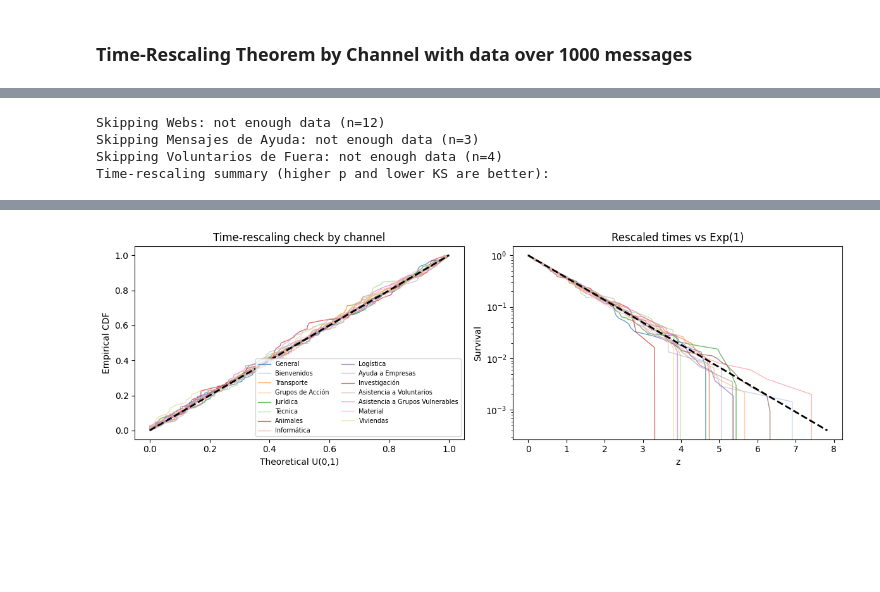
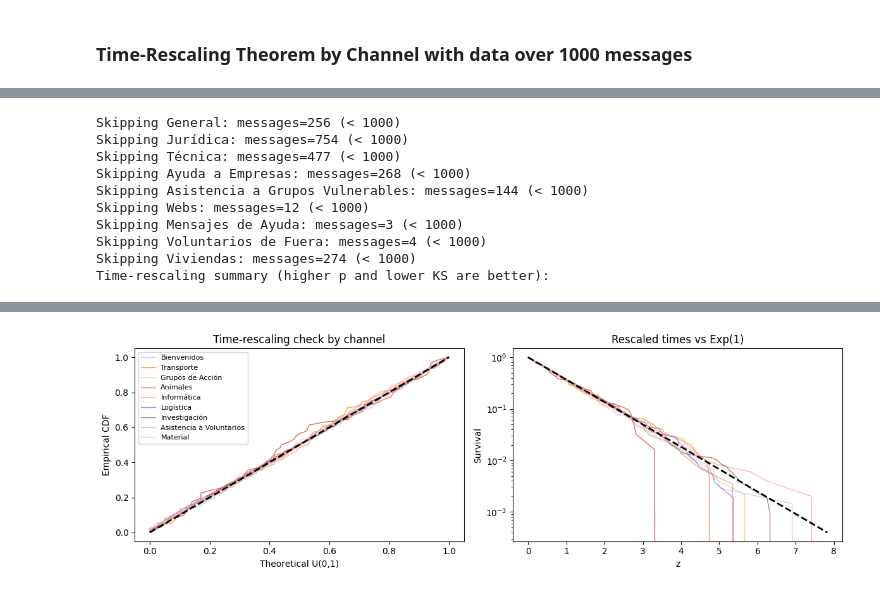
Before and after one commit to pablob2002/TFM, a Jupyter notebook: Temporal Distribution of messages/260226_temporal_dist_rescaling.ipynb, the cells around one changed output, grey strips where cells are left out. Saved outputs shown, nothing was run; the diff lists cells and outputs as text; code cells hidden in the pictures; blank space fills up the shorter version.

```diff
--- a/Temporal Distribution of messages/260226_temporal_dist_rescaling.ipynb
+++ b/Temporal Distribution of messages/260226_temporal_dist_rescaling.ipynb
@@ -781,18 +819,52 @@ Skipping Viviendas (not enough data points)
 # %%
 # Apply Time Rescaling Theorem to the waiting times of the different channels
 from scipy.stats import kstest
+
+# Minimum sample size for this section (based on true message counts)
+min_messages = 1000
+
+# Fallback if the previous cell was not executed in this kernel
+if 'channel_message_counts' not in globals():
+    channel_message_counts = df_2024['topic_name'].value_counts().to_dict()
+if 'channel_topic_names' not in globals():
+    channel_topic_names = {
+        'General': 'Discusión general',
+        'Bienvenidos': 'Bienvenid@s a la Red de Voluntari@s (leed primero)',
+        'Transporte': 'Transporte de personas a Comunidad Valenciana',
+        'Grupos de Acción': 'Grupos de Acción Voluntarios en Terreno',
+        'Jurídica': 'Asistencia Jurídica/Seguros',
+        'Técnica': 'Asistencia Técnica y Maquinaria (mecánica, fontanería, electricidad, agricola)',
+        'Animales': 'Asistencia animales compañia y otros',
+        'Informática': 'Asistencia Informática/Soporte EAT',
+        'Logística': 'Logística Interna Valencia(puntos de recepción)',
+        'Ayuda a Empresas': 'Ayuda de Empresas',
+        'Investigación': 'Investigación Ciudadana: Responsabilidades Políticas',
+        'Asistencia a Voluntarios': 'Asistencia a Voluntarios (Comida y Acogida))',
+        'Asistencia a Grupos Vulnerables': 'Asis. Grupos Vulnerables (Maternidad , Infancia, Mayores, etc)',
+        'Material': 'Material Video/Fotográfico',
+        'Webs': 'Webs Esenciales',
+        'Mensajes de Ayuda': 'Mensajes de Ayuda (Ofrezco/Necesito)',
+        'Voluntarios de Fuera': 'Voluntarios de fuera de Valencia (Madrid, Cataluña, Alicante, Castellón)',
+        'Viviendas': 'Viviendas Edificación , Muebles y Acondicionamiento'
+    }
 
 # Containers
 rescaling_results = {}
 rescaling_summary_rows = []
 
 for channel, waits in poll_waiting_times.items():
+    topic_name = channel_topic_names[channel]
+    raw_messages = int(channel_message_counts.get(topic_name, 0))
+    if raw_messages < min_messages:
+        print(f"Skipping {channel}: messages={raw_messages} (< {min_messages})")
+        continue
+
     tau = np.asarray(waits.values, dtype=float)
     tau = tau[np.isfinite(tau)]
     tau = tau[tau > 0]
 
-    if tau.size < 100:
-        print(f"Skipping {channel}: not enough data (n={tau.size})")
+    if tau.size < 30:
+        print(f"Skipping {channel}: not enough positive waiting times (n={tau.size})")
         continue
 
     # Fit TPL for this channel (same model used in previous cells)
@@ -822,6 +894,8 @@ for channel, waits in poll_waiting_times.items():
         "ks_p_uniform": float(ks_p_u),
         "ks_stat_exp1": float(ks_stat_z),
         "ks_p_exp1": float(ks_p_z),
+        "n_messages": raw_messages,
+        "n_positive_waits": int(tau.size),
         "n_tail": int(tau_tail.size),
         "alpha": float(getattr(tpl_ch, "alpha", np.nan)),
         "lambda": float(getattr(tpl_ch, "Lambda", np.nan)),
@@ -831,6 +905,8 @@ for channel, waits in poll_waiting_times.items():
     rescaling_summary_rows.append(
         {
             "channel": channel,
+            "n_messages": raw_messages,
+            "n_positive_waits": int(tau.size),
             "n_tail": int(tau_tail.size),
             "alpha": float(getattr(tpl_ch, "alpha", np.nan)),
             "lambda": float(getattr(tpl_ch, "Lambda", np.nan)),
@@ -886,7 +962,13 @@ elif len(rescaling_results) > 10:
 plt.tight_layout()
 plt.show()
 # %% [output]
-Skipping Webs: not enough data (n=12)
-Skipping Mensajes de Ayuda: not enough data (n=3)
-Skipping Voluntarios de Fuera: not enough data (n=4)
+Skipping General: messages=256 (< 1000)
+Skipping Jurídica: messages=754 (< 1000)
+Skipping Técnica: messages=477 (< 1000)
+Skipping Ayuda a Empresas: messages=268 (< 1000)
+Skipping Asistencia a Grupos Vulnerables: messages=144 (< 1000)
+Skipping Webs: messages=12 (< 1000)
+Skipping Mensajes de Ayuda: messages=3 (< 1000)
+Skipping Voluntarios de Fuera: messages=4 (< 1000)
+Skipping Viviendas: messages=274 (< 1000)
 Time-rescaling summary (higher p and lower KS are better):
@@ -909,4 +985,4 @@ Time-rescaling summary (higher p and lower KS are better):
-[figure, old version]
+[figure, new version]
 # %%
 # Multi-channel version of the log-log rescaled-interval plot (point plot)
 # Requires `rescaling_results` from the previous cell
```
Also changed, not shown: parts of 3 cells of this notebook, 2 other files.
